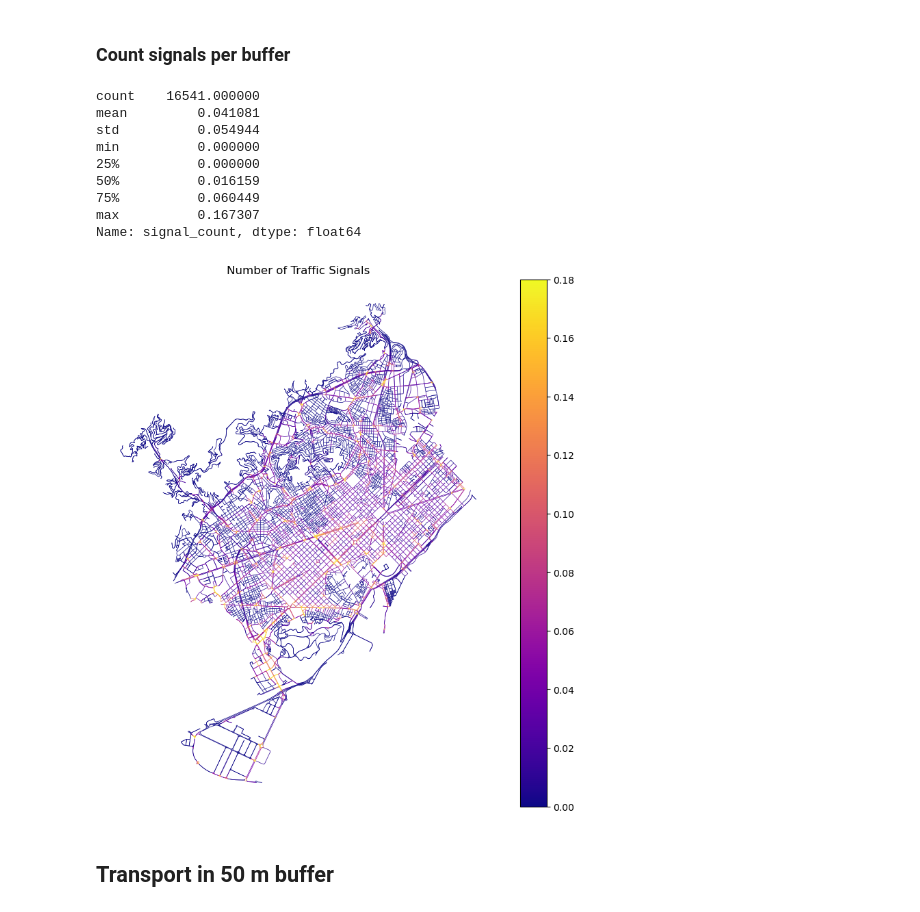
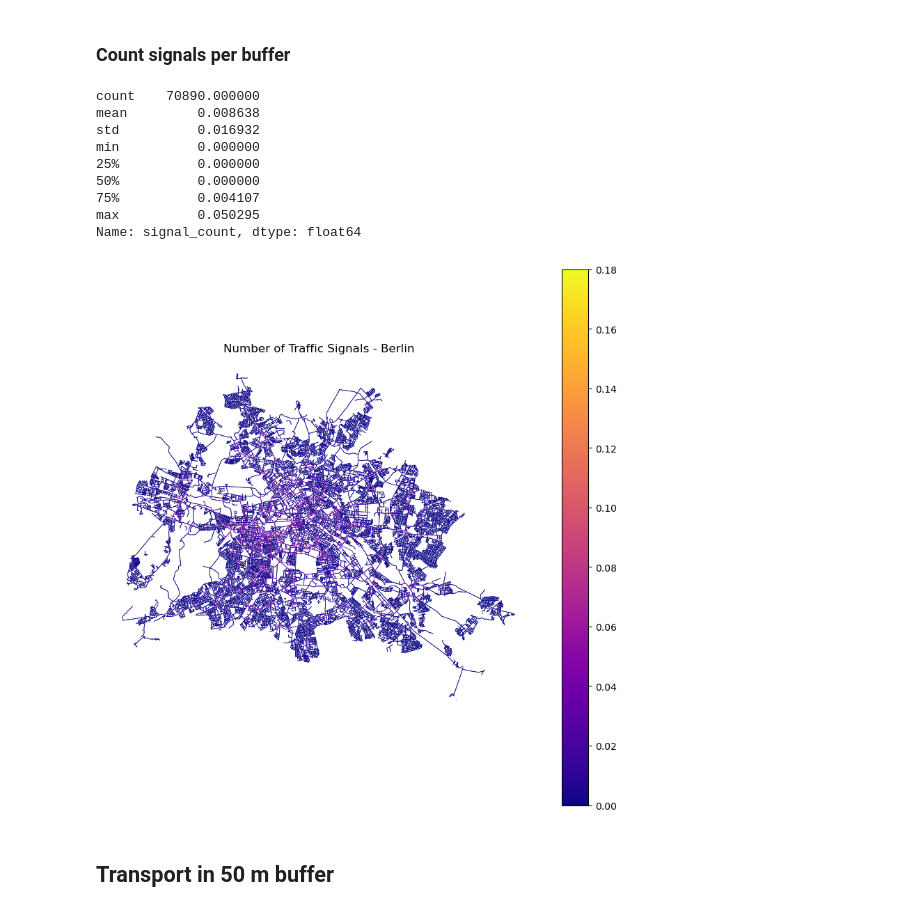
Before and after one commit to AndreaCutroni/ML-Noise-Prediction, a Jupyter notebook: deployment/Berlin/notebooks/BER_OSM_points.ipynb, the cells around one changed output. Drawn from its saved outputs; the diff is of its cells as text; code cells hidden in the pictures.

```diff
--- a/deployment/Berlin/notebooks/BER_OSM_points.ipynb
+++ b/deployment/Berlin/notebooks/BER_OSM_points.ipynb
@@ -6,8 +12,8 @@ import pandas as pd
 # %% [markdown]
 ## Import roads
 # %%
-osm_roads = gpd.read_file("data/bcn_osmnx_edges.gpkg")
-print(osm_roads.crs)  #CRS = Coordinate Reference System
+osm_roads = gpd.read_file("../layers/BER_noise_streets.gpkg")
+print(osm_roads.crs)
 print(osm_roads.shape)
 print(osm_roads.columns.tolist())
 print("Number of street segments:", len(osm_roads))
@@ -31,0 +27,5 @@ EPSG:25831
+# %%
+signals = ox.features_from_place("Berlin, Germany", tags={"highway": "traffic_signals"})
+signals = signals[signals.geometry.type == 'Point'].to_crs(osm_roads.crs)
+print(signals.crs)
+print(signals.columns.tolist())
@@ -146,30 +158,25 @@ signals_count = signals_join.groupby('index_right').size().rename("signal_count"
 # %%
-# Join the counts back to GeoDataFrame
 osm_roads_sig = osm_roads.join(signals_count)
-
-# Normalise dividing by length of the street segment
 osm_roads_sig['signal_count'] = osm_roads_sig['signal_count'].fillna(0) / osm_roads_sig['length']
-
-# Clip the signal count to the 90th percentile to reduce the influence of outliers
 q90 = osm_roads_sig['signal_count'].quantile(0.90)
 osm_roads_sig['signal_count'] = osm_roads_sig['signal_count'].clip(upper=q90)
 osm_roads_sig['signal_count'].describe()
 # %% [output]
-count    16541.000000
-mean         0.041081
-std          0.054944
+count    70890.000000
+mean         0.008638
+std          0.016932
 min          0.000000
 25%          0.000000
-50%          0.016159
-75%          0.060449
-max          0.167307
+50%          0.000000
+75%          0.004107
+max          0.050295
 Name: signal_count, dtype: float64
 # %%
-ax = osm_roads_sig.plot(column='signal_count', cmap='plasma', linewidth=0.5, legend=True, figsize=(10, 10),vmax=0.18)
-ax.set_title('Number of Traffic Signals')
+ax = osm_roads_sig.plot(column='signal_count', cmap='plasma', linewidth=0.5, legend=True, figsize=(10, 10), vmax=0.18)
+ax.set_title('Number of Traffic Signals - Berlin')
 ax.set_axis_off()
 # %% [output]
-[figure, old version]
+[figure, new version]
 # %% [markdown]
 ## Transport in 50 m buffer
 # %%
```
Also changed, not shown: parts of 22 cells of this notebook.
